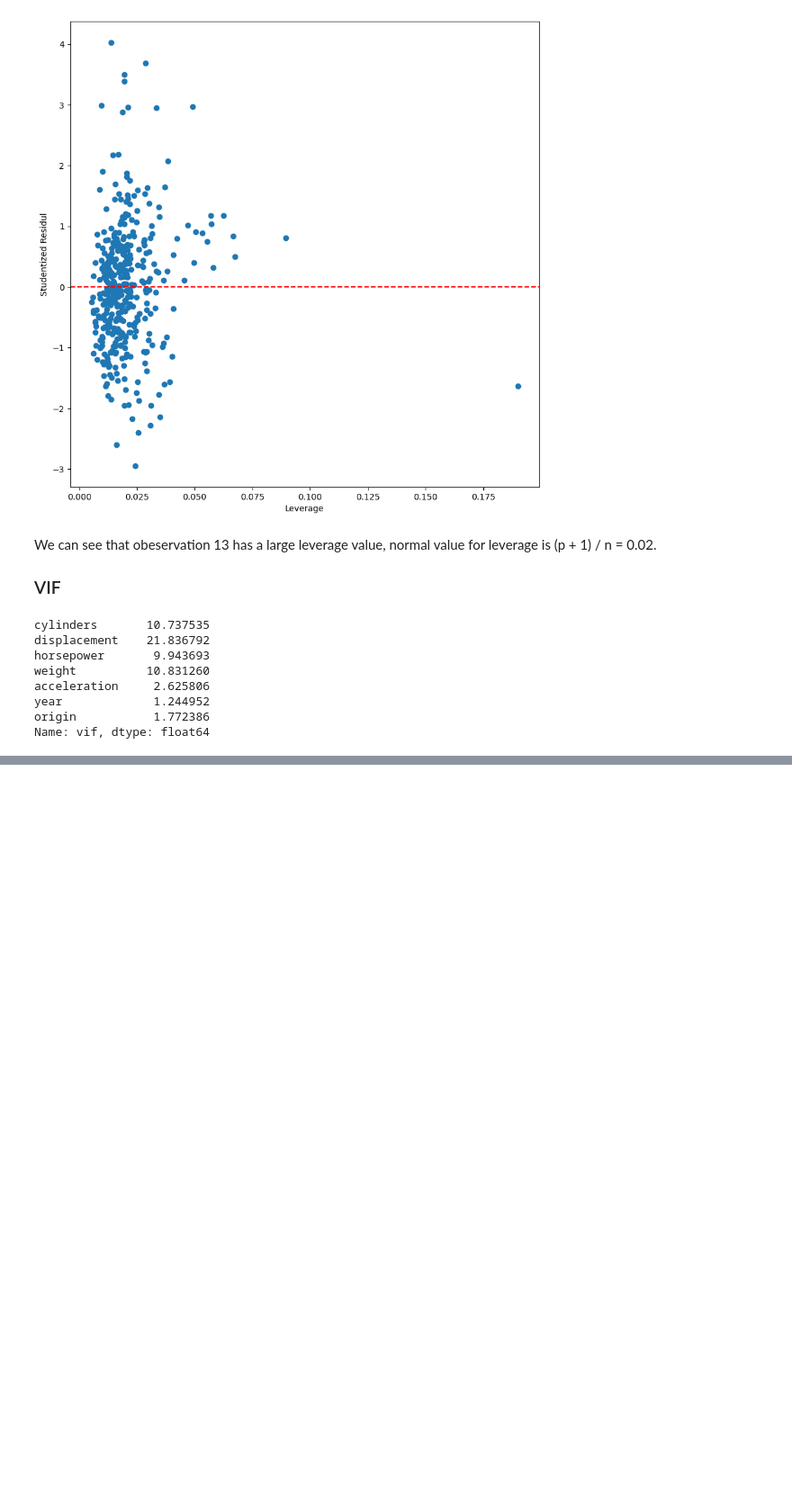
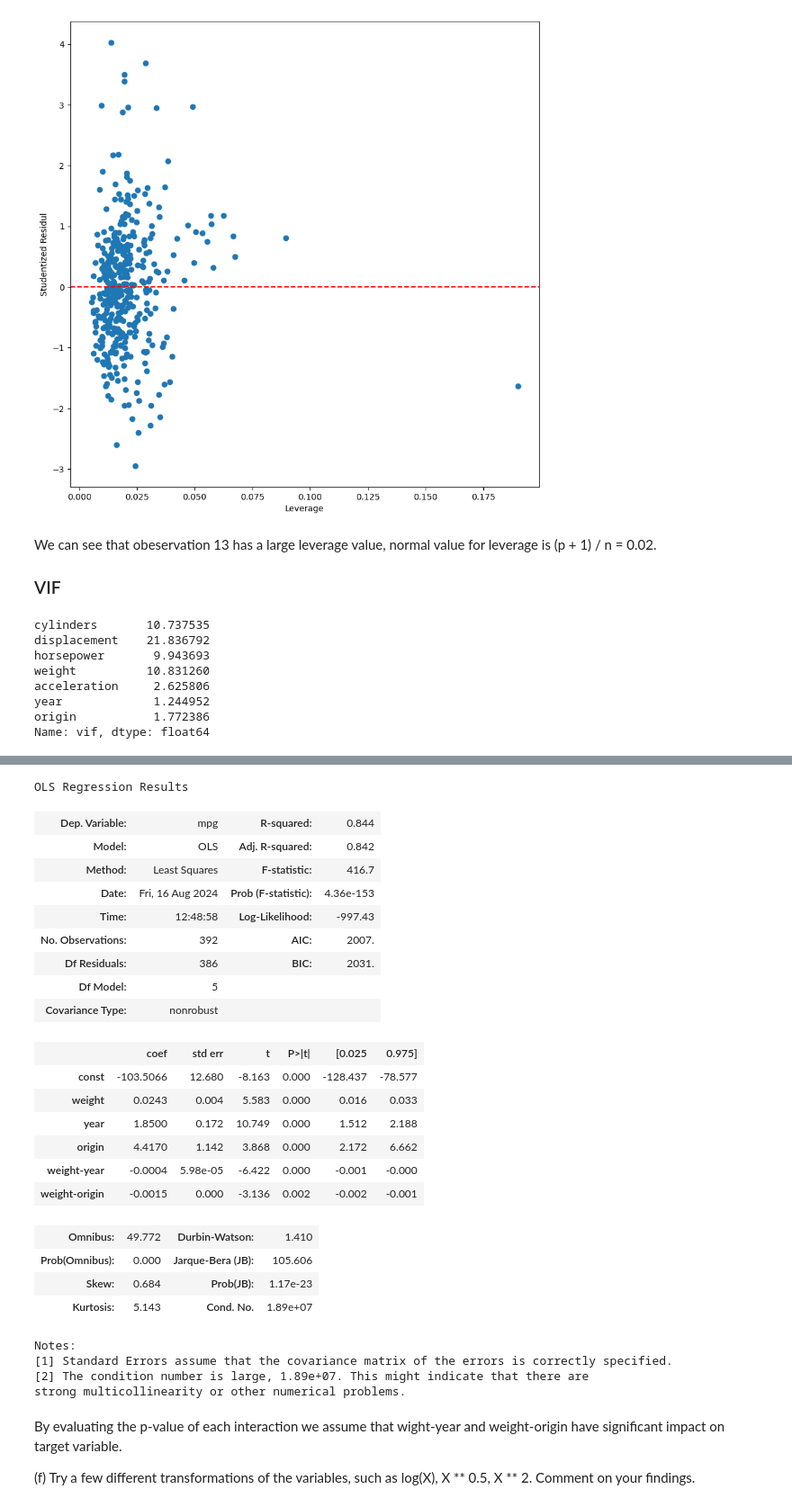
Before and after one commit to ki94mach/ISLP-Exercises, a Jupyter notebook: Chapter_03/Applied.ipynb, the cells around one changed output, grey strips where cells are left out. Shown at 90% size. Cells and saved outputs as stored; diff of their text form; code cells hidden in the pictures; blank space fills up the shorter version.

```diff
--- a/Chapter_03/Applied.ipynb
+++ b/Chapter_03/Applied.ipynb
@@ -318,0 +350,34 @@ Name: vif, dtype: float64
+# %%
+model = sm.OLS(y, X)
+results = model.fit()
+results.summary()
+# %% [output]
+OLS Regression Results
+| Dep. Variable: | mpg | R-squared: | 0.844 |
+| Model: | OLS | Adj. R-squared: | 0.842 |
+| Method: | Least Squares | F-statistic: | 416.7 |
+| Date: | Fri, 16 Aug 2024 | Prob (F-statistic): | 4.36e-153 |
+| Time: | 12:48:58 | Log-Likelihood: | -997.43 |
+| No. Observations: | 392 | AIC: | 2007. |
+| Df Residuals: | 386 | BIC: | 2031. |
+| Df Model: | 5 |  |  |
+| Covariance Type: | nonrobust |  |  |
+|  | coef | std err | t | P>|t| | [0.025 | 0.975] |
+| const | -103.5066 | 12.680 | -8.163 | 0.000 | -128.437 | -78.577 |
+| weight | 0.0243 | 0.004 | 5.583 | 0.000 | 0.016 | 0.033 |
+| year | 1.8500 | 0.172 | 10.749 | 0.000 | 1.512 | 2.188 |
+| origin | 4.4170 | 1.142 | 3.868 | 0.000 | 2.172 | 6.662 |
+| weight-year | -0.0004 | 5.98e-05 | -6.422 | 0.000 | -0.001 | -0.000 |
+| weight-origin | -0.0015 | 0.000 | -3.136 | 0.002 | -0.002 | -0.001 |
+| Omnibus: | 49.772 | Durbin-Watson: | 1.410 |
+| Prob(Omnibus): | 0.000 | Jarque-Bera (JB): | 105.606 |
+| Skew: | 0.684 | Prob(JB): | 1.17e-23 |
+| Kurtosis: | 5.143 | Cond. No. | 1.89e+07 |
+Notes:
+[1] Standard Errors assume that the covariance matrix of the errors is correctly specified.
+[2] The condition number is large, 1.89e+07. This might indicate that there are
+strong multicollinearity or other numerical problems.
+# %% [markdown]
+By evaluating the p-value of each interaction we assume that wight-year and weight-origin have significant impact on target variable.
+
+(f) Try a few different transformations of the variables, such as log(X), X ** 0.5, X ** 2. Comment on your findings.
```
Also changed, not shown: parts of 31 cells of this notebook, 3 other files.
